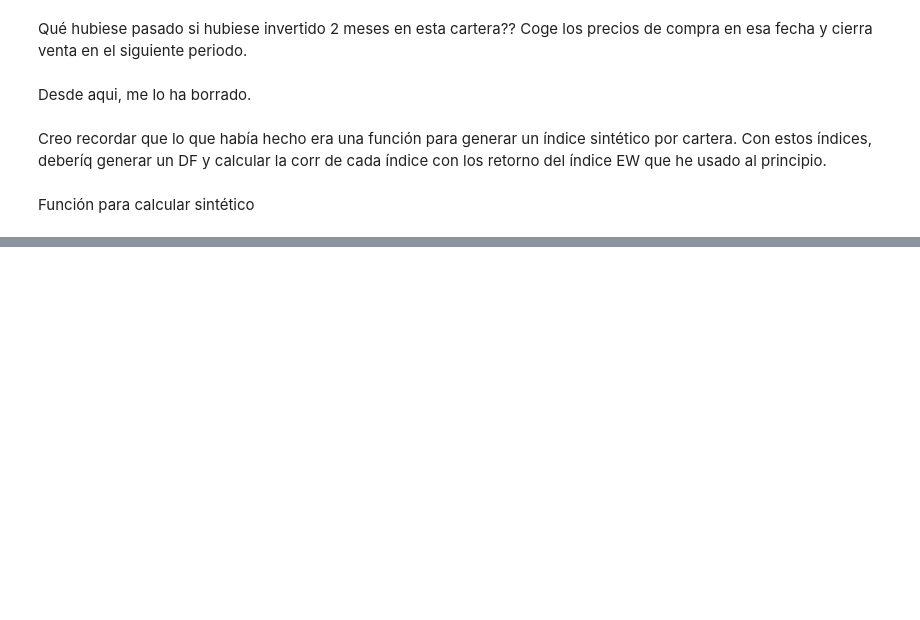
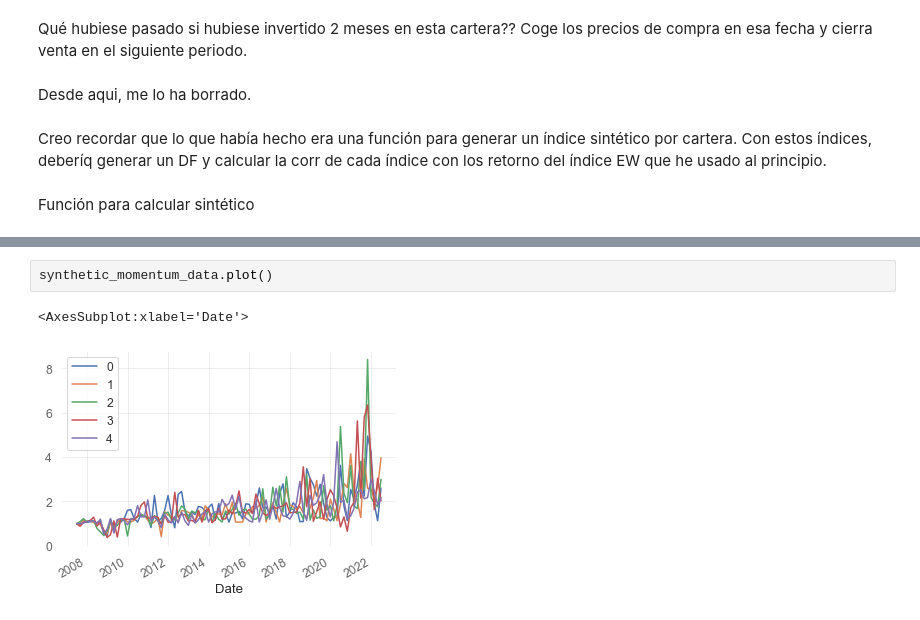
Before and after one commit to NicoGuillen/Backtest, a Jupyter notebook: Quant_Features.ipynb, the cells around one changed output, grey strips where cells are left out. Cells and saved outputs as stored; diff of their text form; blank space fills up the shorter version.

```diff
--- a/Quant_Features.ipynb
+++ b/Quant_Features.ipynb
@@ -2249,0 +2227,5 @@ def calcular_sintético(cartera, data):
+# %%
+synthetic_momentum_data.plot()
+# %% [output]
+<AxesSubplot:xlabel='Date'>
+[figure, added]
```
Also changed, not shown: parts of 23 cells of this notebook.
